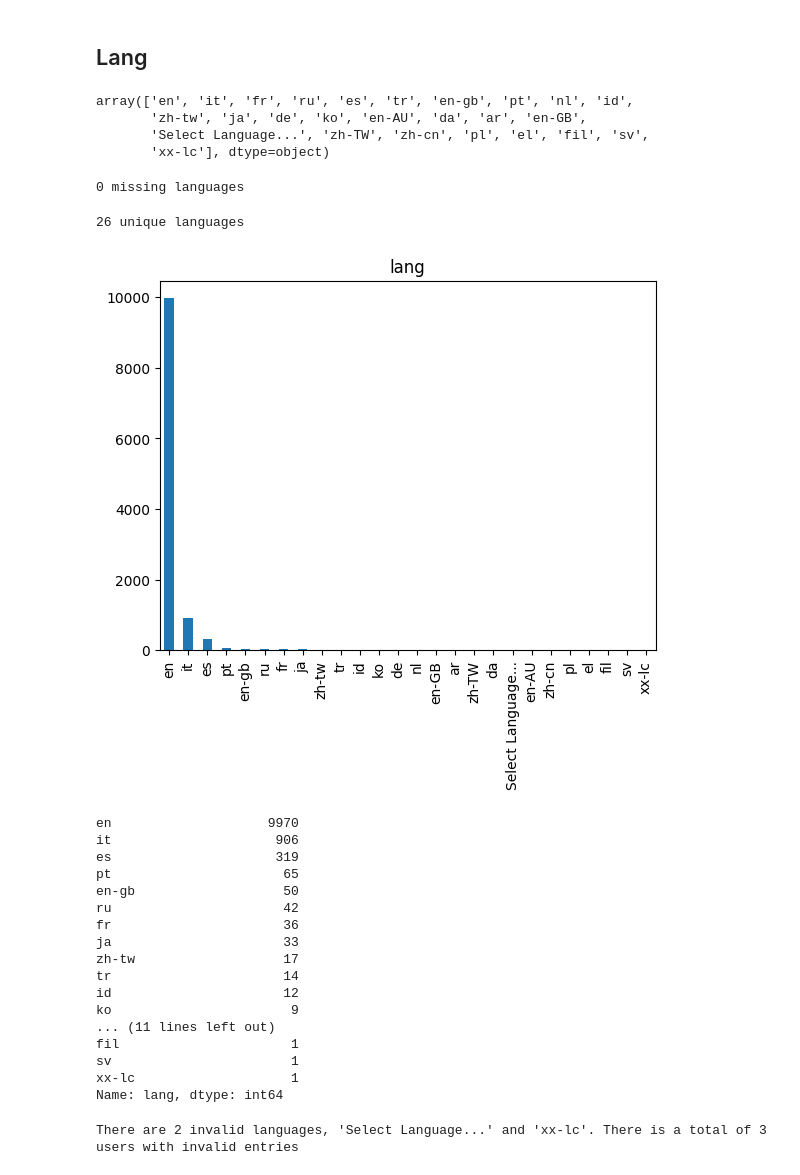
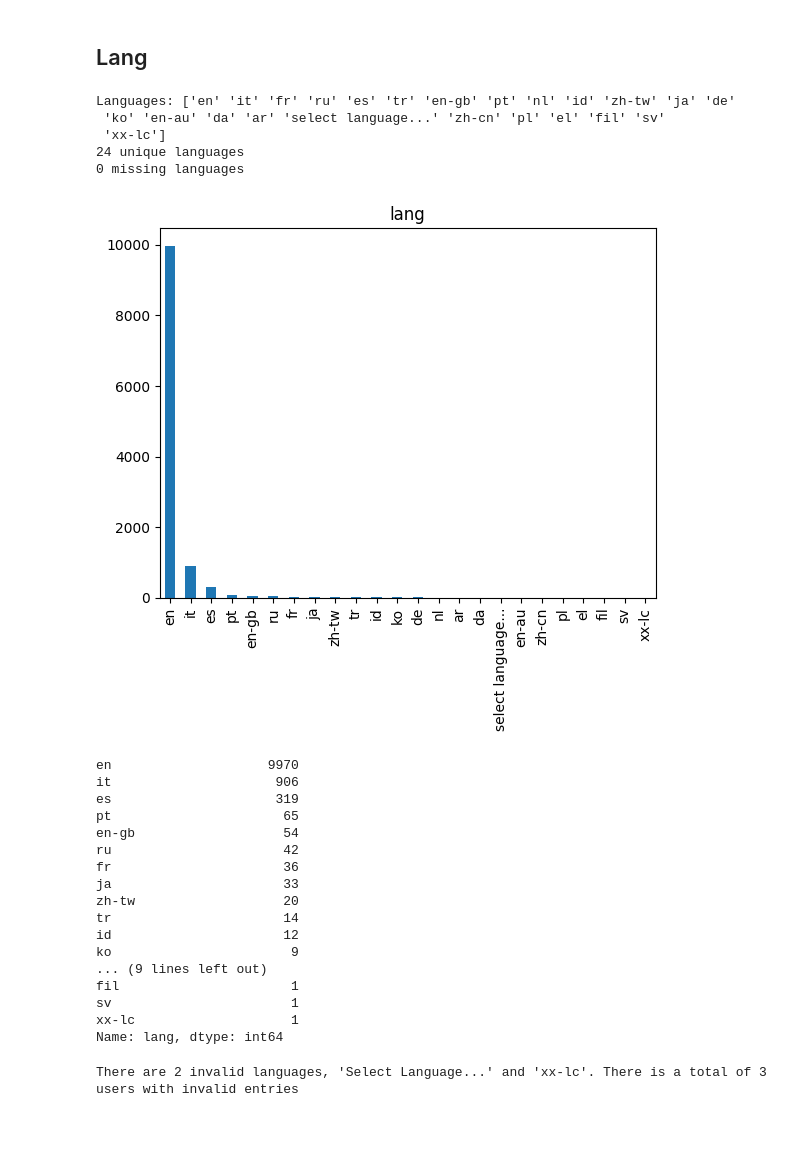
Before and after one commit to domferr/Data-Mining, a Jupyter notebook: Data Understanding.ipynb, the cells around one changed output. Cells and saved outputs as stored; diff of their text form; code cells hidden in the pictures; blank space fills up the shorter version.

```diff
--- a/Data Understanding.ipynb
+++ b/Data Understanding.ipynb
@@ -87,44 +95,40 @@ df_users[df_users.name.isna()]
 | 2166124159 | NaN | en | 0 | 2018-11-02 06:39:14 | 6566.0 |
 # %% [markdown]
 ## Lang
-# %%
-uniqueLanguages = df_users.lang.unique()
-uniqueLanguages
-# %% [output]
-array(['en', 'it', 'fr', 'ru', 'es', 'tr', 'en-gb', 'pt', 'nl', 'id',
-       'zh-tw', 'ja', 'de', 'ko', 'en-AU', 'da', 'ar', 'en-GB',
-       'Select Language...', 'zh-TW', 'zh-cn', 'pl', 'el', 'fil', 'sv',
-       'xx-lc'], dtype=object)
-# %%
-print(df_users.lang.isna().sum(), "missing languages")
-# %% [output]
-0 missing languages
-# %%
-print(len(uniqueLanguages), "unique languages")
-# %% [output]
-26 unique languages
+# %%
+lowercase_languages = df_users.lang.str.lower()
+uniqueLanguages = lowercase_languages.unique()
+print("Languages:", uniqueLanguages)
+print(len(uniqueLanguages), "unique languages") # TODO: it was 26, but they are 24
+print(df_users.lang.isna().sum(), "missing languages")
+# %% [output]
+Languages: ['en' 'it' 'fr' 'ru' 'es' 'tr' 'en-gb' 'pt' 'nl' 'id' 'zh-tw' 'ja' 'de'
+ 'ko' 'en-au' 'da' 'ar' 'select language...' 'zh-cn' 'pl' 'el' 'fil' 'sv'
+ 'xx-lc']
+24 unique languages
+0 missing languages
 # %%
-df_users.lang.value_counts().plot(kind='bar', title='lang')
+lowercase_languages.value_counts().plot(kind='bar', title='lang')
 plt.show()
 # %% [output]
-[figure, old version]
+[figure, new version]
 # %%
-languages_count = df_users.lang.value_counts()
+languages_count = lowercase_languages.value_counts()
 languages_count
 # %% [output]
 en                    9970
 it                     906
 es                     319
 pt                      65
-en-gb                   50
+en-gb                   54
 ru                      42
 fr                      36
 ja                      33
-zh-tw                   17
+zh-tw                   20
 tr                      14
 id                      12
 ko                       9
-... (11 lines left out)
+... (9 lines left out)
 fil                      1
 sv                       1
 xx-lc                    1
```
Also changed, not shown: parts of 9 cells of this notebook.
